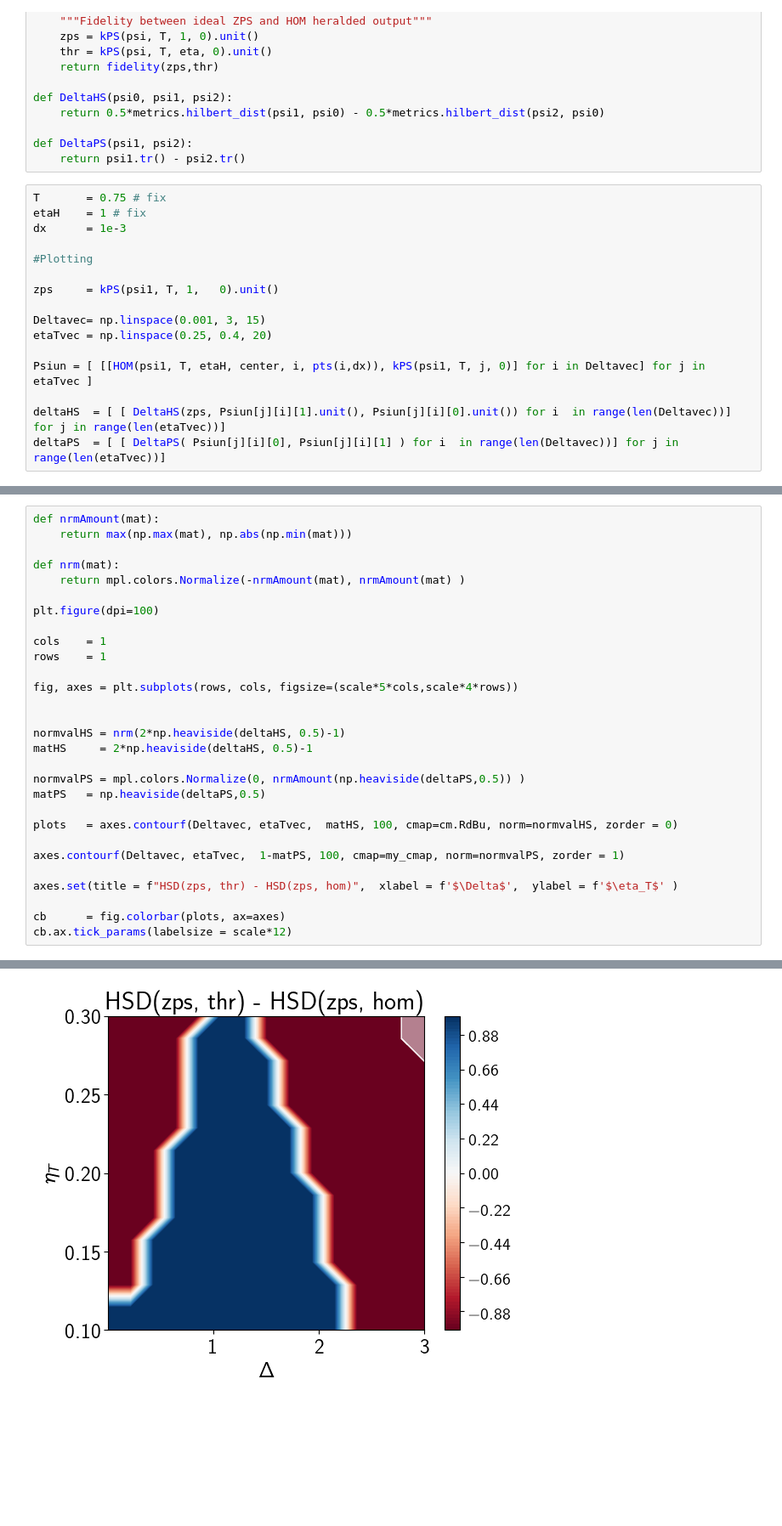
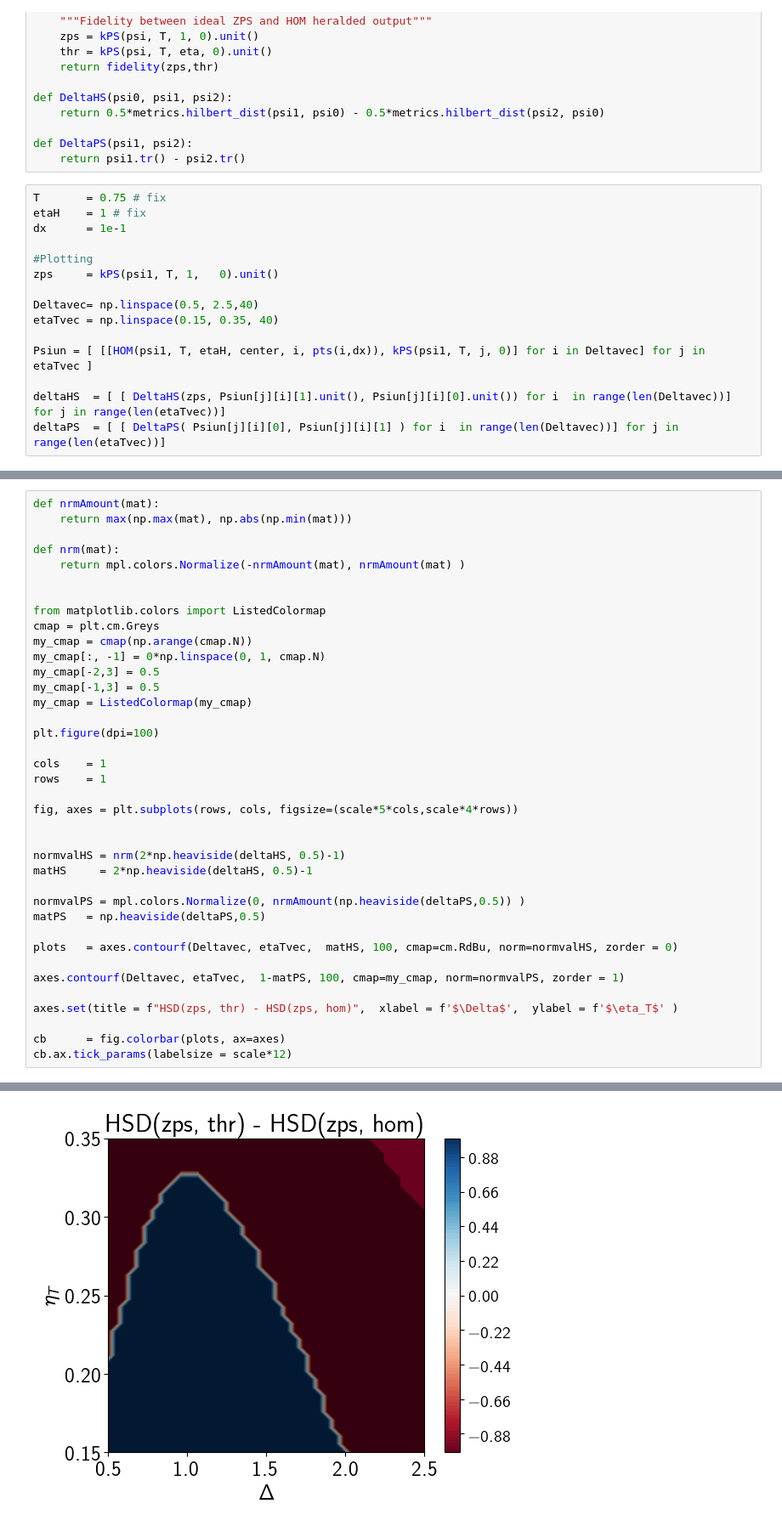
Before and after one commit to saurabh-shringarpure/ThrHomHet, a Jupyter notebook: bincode.ipynb, the cells around one changed output, grey strips where cells are left out. Shown at 85% size. Saved outputs shown, nothing was run; the diff lists cells and outputs as text; blank space fills up the shorter version.

```diff
--- a/bincode.ipynb
+++ b/bincode.ipynb
@@ -171,14 +171,13 @@ def DeltaPS(psi1, psi2):
 # %%
 T       = 0.75 # fix
 etaH    = 1 # fix
-dx      = 1e-3
+dx      = 1e-1
 
 #Plotting
-
 zps     = kPS(psi1, T, 1,   0).unit()
 
-Deltavec= np.linspace(0.001, 3, 15)
-etaTvec = np.linspace(0.25, 0.4, 20)
+Deltavec= np.linspace(0.5, 2.5,40)
+etaTvec = np.linspace(0.15, 0.35, 40)
 
 Psiun = [ [[HOM(psi1, T, etaH, center, i, pts(i,dx)), kPS(psi1, T, j, 0)] for i in Deltavec] for j in etaTvec ]
 
@@ -199,34 +189,43 @@ my_cmap(256)
 def nrmAmount(mat):
     return max(np.max(mat), np.abs(np.min(mat)))
 
 def nrm(mat):
     return mpl.colors.Normalize(-nrmAmount(mat), nrmAmount(mat) )
+
+
+from matplotlib.colors import ListedColormap
+cmap = plt.cm.Greys
+my_cmap = cmap(np.arange(cmap.N))
+my_cmap[:, -1] = 0*np.linspace(0, 1, cmap.N)
+my_cmap[-2,3] = 0.5
+my_cmap[-1,3] = 0.5
+my_cmap = ListedColormap(my_cmap)
 
 plt.figure(dpi=100)
 
 cols    = 1
 rows    = 1
 
 fig, axes = plt.subplots(rows, cols, figsize=(scale*5*cols,scale*4*rows))
 
 
 normvalHS = nrm(2*np.heaviside(deltaHS, 0.5)-1)
 matHS     = 2*np.heaviside(deltaHS, 0.5)-1
 
 normvalPS = mpl.colors.Normalize(0, nrmAmount(np.heaviside(deltaPS,0.5)) )
 matPS   = np.heaviside(deltaPS,0.5)
 
 plots   = axes.contourf(Deltavec, etaTvec,  matHS, 100, cmap=cm.RdBu, norm=normvalHS, zorder = 0)
 
 axes.contourf(Deltavec, etaTvec,  1-matPS, 100, cmap=my_cmap, norm=normvalPS, zorder = 1)
 
 axes.set(title = f"HSD(zps, thr) - HSD(zps, hom)",  xlabel = f'$\Delta$',  ylabel = f'$\eta_T$' )
 
 cb      = fig.colorbar(plots, ax=axes)
 cb.ax.tick_params(labelsize = scale*12)
 # %% [output]
 <Figure size 640x480 with 0 Axes>
-[figure, old version]
+[figure, new version]
 # %%
 # Results
 T       = 0.5
```
Also changed, not shown: parts of 3 cells of this notebook.
